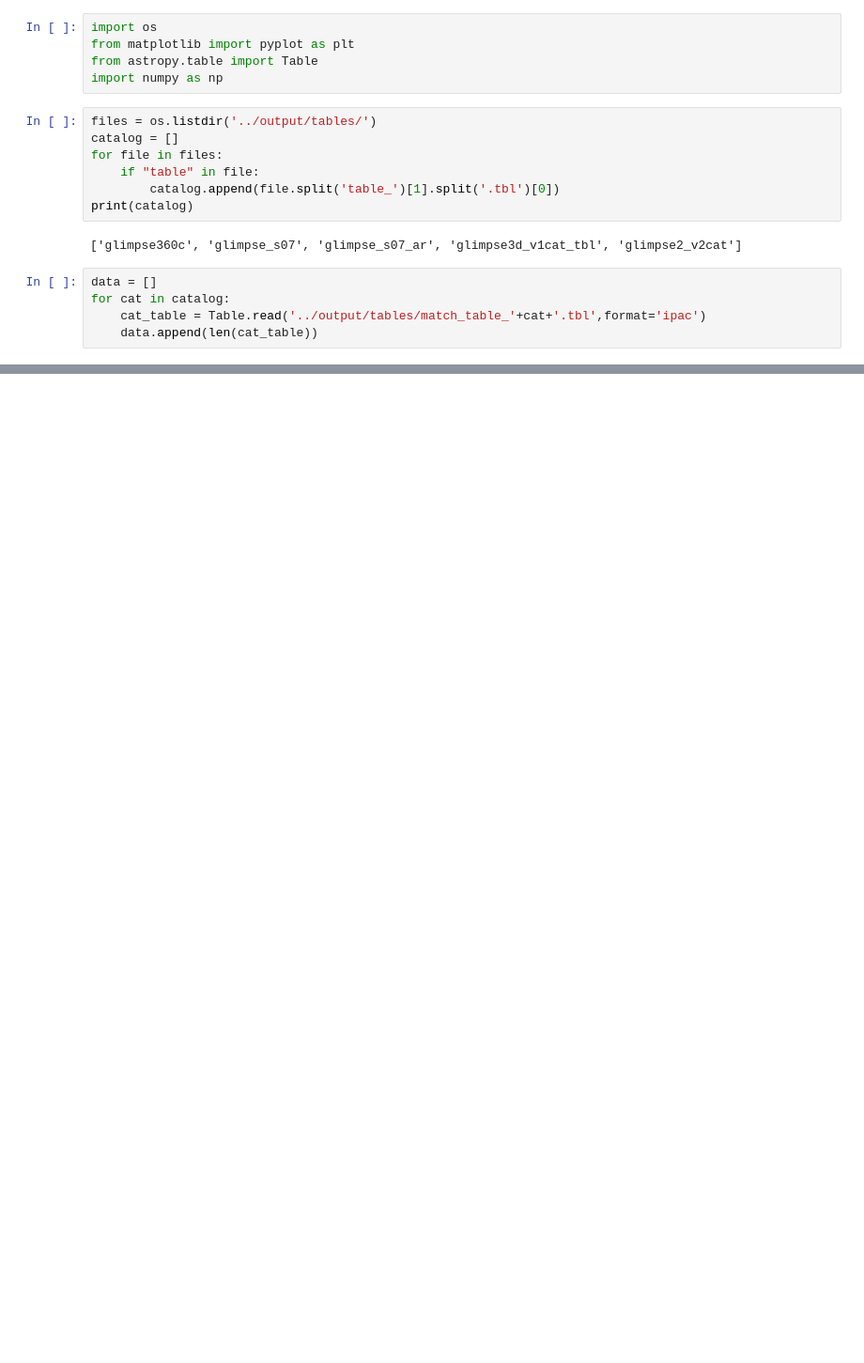
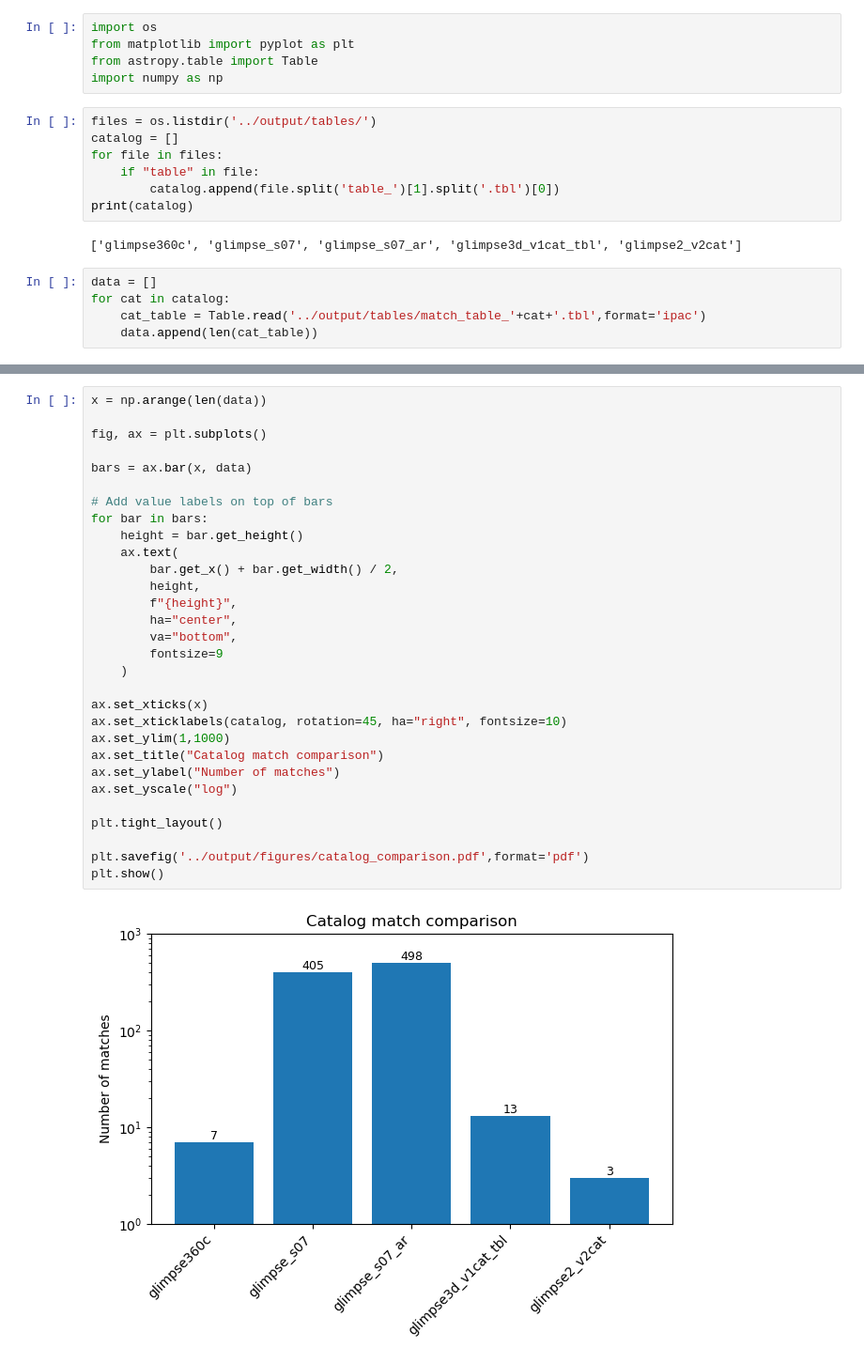
Before and after one commit to Ajuradoi1/ALMAGAL_IR, a Jupyter notebook: src/catalog_comparison.ipynb, the cells around one changed output, grey strips where cells are left out. Shown at 94% size. Saved outputs shown, nothing was run; the diff lists cells and outputs as text; blank space fills up the shorter version.

```diff
--- a/src/catalog_comparison.ipynb
+++ b/src/catalog_comparison.ipynb
@@ -32,0 +38,32 @@ plt.savefig('../output/figures/catalog_comparison.svg',format='svg')
+# %%
+x = np.arange(len(data))
+
+fig, ax = plt.subplots()
+
+bars = ax.bar(x, data)
+
+# Add value labels on top of bars
+for bar in bars:
+    height = bar.get_height()
+    ax.text(
+        bar.get_x() + bar.get_width() / 2,
+        height,
+        f"{height}",
+        ha="center",
+        va="bottom",
+        fontsize=9
+    )
+
+ax.set_xticks(x)
+ax.set_xticklabels(catalog, rotation=45, ha="right", fontsize=10)
+ax.set_ylim(1,1000)
+ax.set_title("Catalog match comparison")
+ax.set_ylabel("Number of matches")
+ax.set_yscale("log")
+
+plt.tight_layout()
+
+plt.savefig('../output/figures/catalog_comparison.pdf',format='pdf')
+plt.show()
+# %% [output]
+[figure, added]
```
Also changed, not shown: parts of 1 cell of this notebook, 3 other files.
